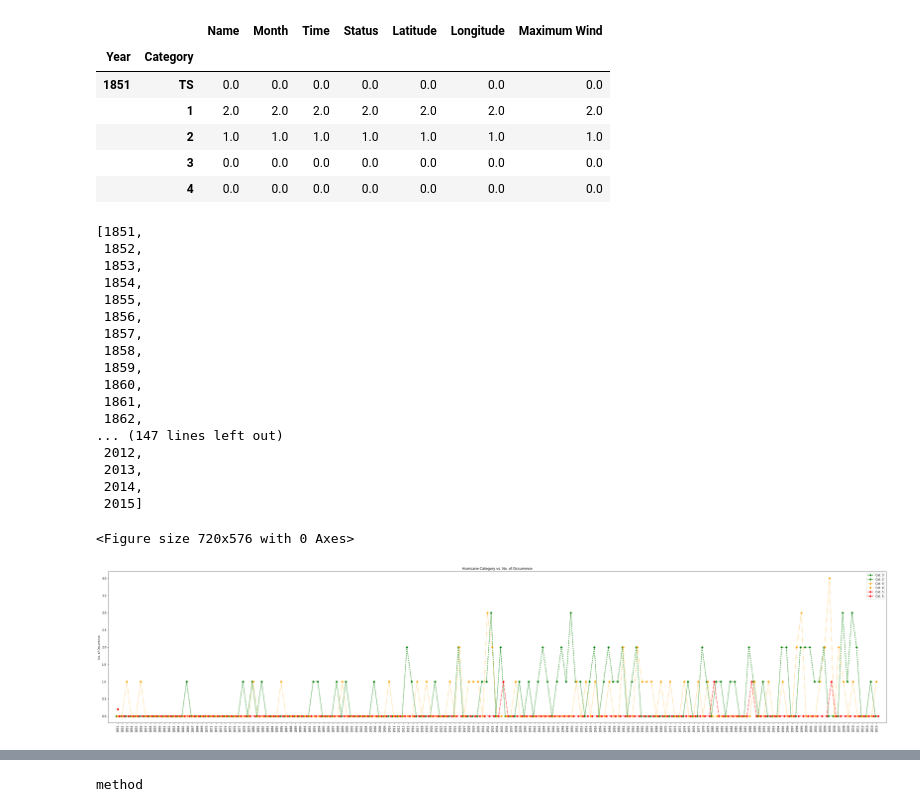
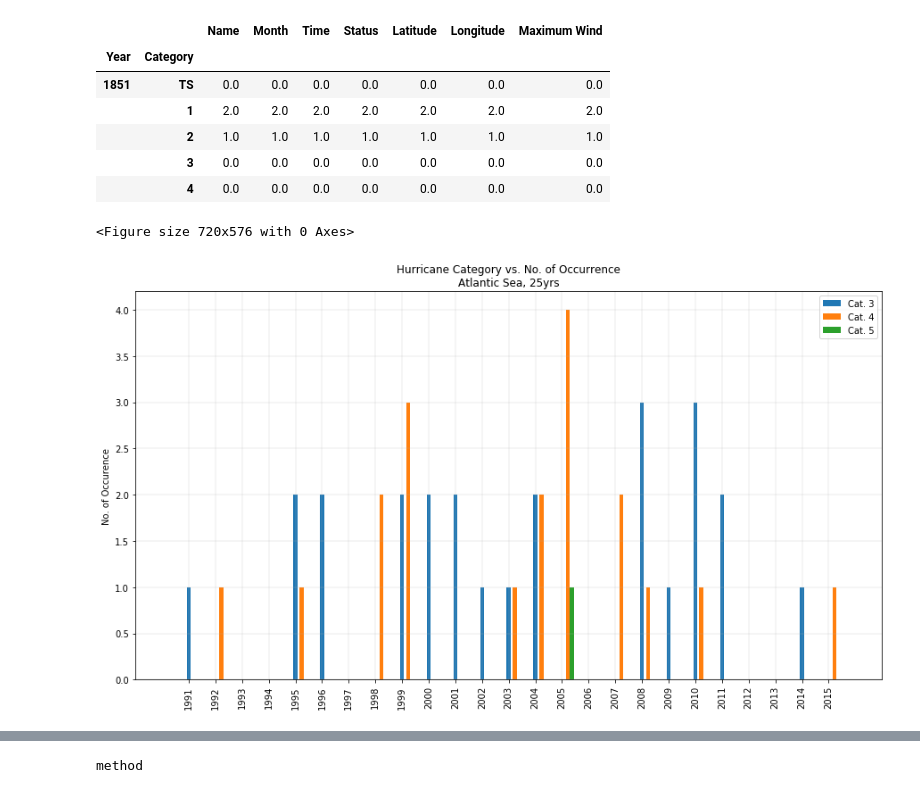
Before and after one commit to henryle-n/Hurricane-History-Analysis, a Jupyter notebook: HLe_Work.ipynb, the cells around one changed output, grey strips where cells are left out. Drawn from its saved outputs; the diff is of its cells as text; code cells hidden in the pictures.

```diff
--- a/HLe_Work.ipynb
+++ b/HLe_Work.ipynb
@@ -117,63 +117,53 @@ HU_yearly.head()
 |  | 4 | 0.0 | 0.0 | 0.0 | 0.0 | 0.0 | 0.0 | 0.0 |
 # %%
 list_x_axis = [label[0] for label in HU_yearly.index]
-list_x_axis_ft = []
+list_x_axis_allyear = []
+list_x_axis_25year = []
+list_x_axis_50year = []
 
 for each_label in list_x_axis:
-    if each_label not in list_x_axis_ft:
-        list_x_axis_ft.append(each_label)
-list_x_axis_ft
+    if each_label not in list_x_axis_allyear:
+        if each_label > 1965:
+            list_x_axis_50year.append(each_label)
+        if each_label > 1990:
+            list_x_axis_25year.append(each_label)
+        list_x_axis_allyear.append(each_label)
-# %% [output]
-[1851,
- 1852,
- 1853,
- 1854,
- 1855,
- 1856,
- 1857,
- 1858,
- 1859,
- 1860,
- 1861,
- 1862,
-... (147 lines left out)
- 2012,
- 2013,
- 2014,
- 2015]
 # %%
-labels = list_x_axis_ft
-cat1 = HU_yearly.loc[(list_x_axis_ft,'1'), 'Name'].reset_index(level=0, drop=True)
-cat2 = HU_yearly.loc[(list_x_axis_ft,'2'), 'Name'].reset_index(level=0, drop=True)
-cat3 = HU_yearly.loc[(list_x_axis_ft,'3'), 'Name'].reset_index(level=0, drop=True)
-cat4 = HU_yearly.loc[(list_x_axis_ft,'4'), 'Name'].reset_index(level=0, drop=True)
-cat5 = HU_yearly.loc[(list_x_axis_ft,'5'), 'Name'].reset_index(level=0, drop=True)
+labels = list_x_axis_25year
+
+cat1 = HU_yearly.loc[(labels,'1'), 'Name'].reset_index(level=0, drop=True)
+cat2 = HU_yearly.loc[(labels,'2'), 'Name'].reset_index(level=0, drop=True)
+cat3 = HU_yearly.loc[(labels,'3'), 'Name'].reset_index(level=0, drop=True)
+cat4 = HU_yearly.loc[(labels,'4'), 'Name'].reset_index(level=0, drop=True)
+cat5 = HU_yearly.loc[(labels,'5'), 'Name'].reset_index(level=0, drop=True)
 
 x = np.arange(0, len(labels), 1)  # the label locations
 
 # you might have to increase the size of the figure
 plt.figure(figsize=(10, 8))  # width:10, height:8
 
 # plt.bar(new_x, my_dict.values(), align='center', width=0.8)
-width = 0.2 # the width of the bars
+width = 0.15 # the width of the bars
 
 fig, ax = plt.subplots()
-# cat1bar = ax.bar(x - 2*width, cat1, width, label='Cat. 1')
-# cat2bar = ax.bar(x - width, cat2, width, label='Cat. 2')
-cat3bar = ax.plot(x - width/2 - width, cat3, width, label='Cat. 3', linestyle="--", color='g', marker='o')
-cat4bar = ax.plot(x - width/2, cat4, width, label='Cat. 4', linestyle=":", color='orange', marker='o')
-cat5bar = ax.plot(x + 3/2*width, cat5, width, label='Cat. 5', linestyle="-.", color='r', marker='o')
+# cat1bar = ax.bar(x - 2*width - width/2, cat1, width, label='Cat. 1')
+# cat2bar = ax.bar(x - width - width/2, cat2, width, label='Cat. 2')
+cat3bar = ax.bar(x, cat3, width, label='Cat. 3') #, linestyle="--", color='g', marker='o')
+cat4bar = ax.bar(x + width + width/2, cat4, width, label='Cat. 4') #, linestyle=":", color='orange', marker='o')
+cat5bar = ax.bar(x + 2*width + width/2, cat5, width, label='Cat. 5') #, linestyle="-.", color='r', marker='o')
 
 # Add some text for labels, title and custom x-axis tick labels, etc.
 ax.set_ylabel('No. of Occurence')
-ax.set_title('Hurricane Category vs. No. of Occurrence')
+ax.set_title('Hurricane Category vs. No. of Occurrence\nAtlantic Sea, 25yrs')
 ax.set_xticks(x)
 ax.set_xticklabels(labels)
 plt.xlim(min(x)-2,max(x)+2 )
-fig.set_size_inches(50, 10)
+fig.set_size_inches(15, 8)
 plt.xticks(rotation=90)
 ax.legend()
+plt.grid(linestyle = "-", linewidth = 0.25)
 plt.show()
+fig.savefig("Hurc_Occ_AtlSea_25yrs")
 # %% [output]
 <Figure size 720x576 with 0 Axes>
-[figure, old version]
+[figure, new version]
```
Also changed, not shown: parts of 5 cells of this notebook, 4 other files.
